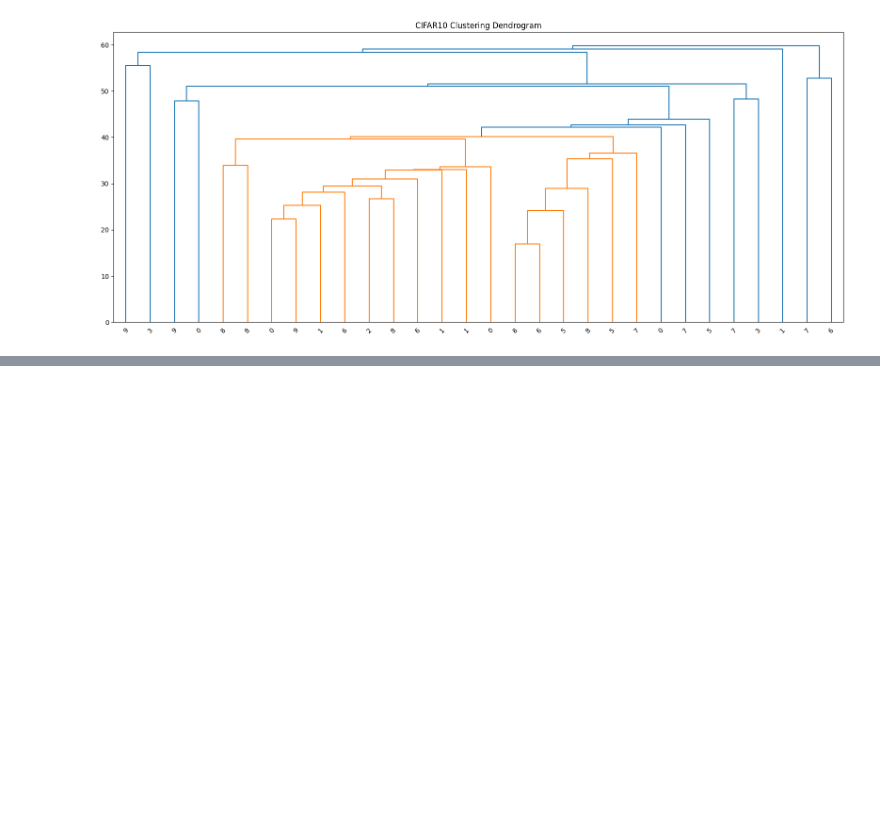
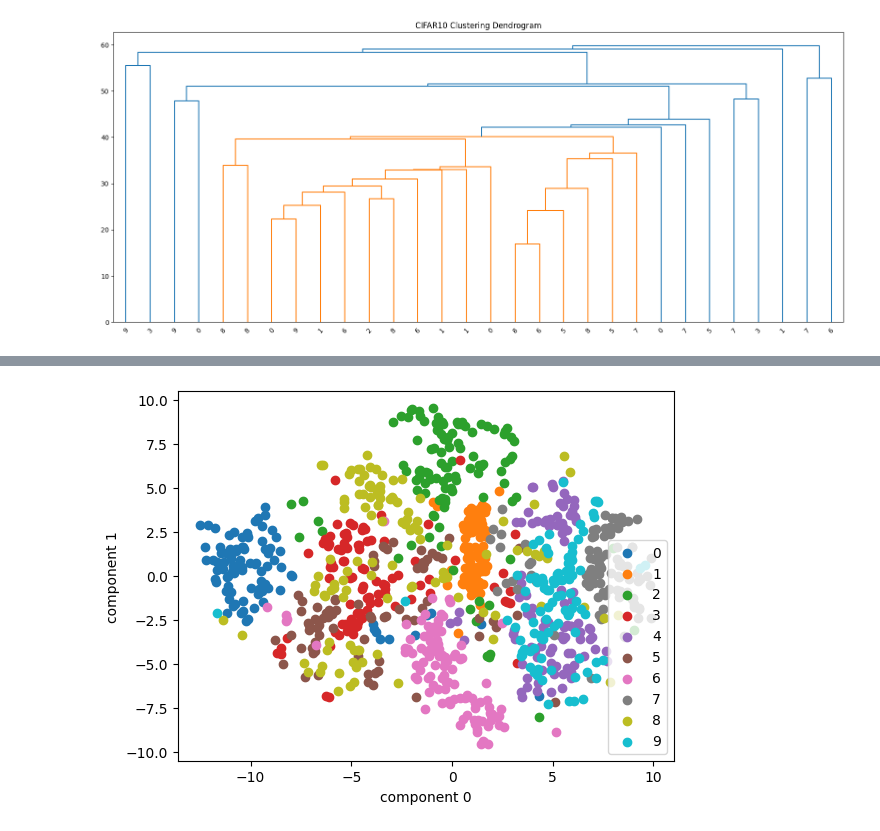
Before and after one commit to hyeonji826/AI, a Jupyter notebook: 7_비지도_학습.ipynb, the cells around one changed output, grey strips where cells are left out. Saved outputs shown, nothing was run; the diff lists cells and outputs as text; code cells hidden in the pictures; blank space fills up the shorter version.

```diff
--- a/7_비지도_학습.ipynb
+++ b/7_비지도_학습.ipynb
@@ -344,0 +464,4 @@ plt.show()
+# %%
+plot_embedding(tsne_pca, mnist_X, mnist_y, mnist_idx)
+# %% [output]
+[figure, added]
```
Also changed, not shown: parts of 36 cells of this notebook.
